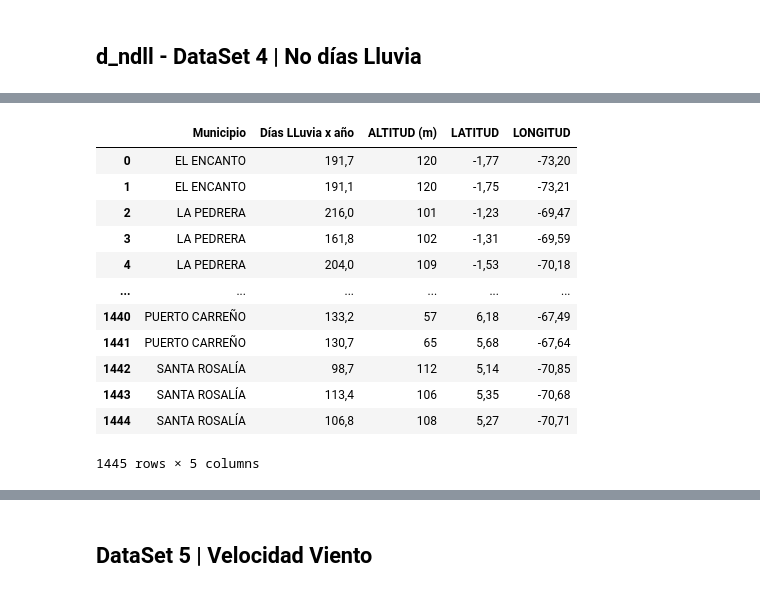
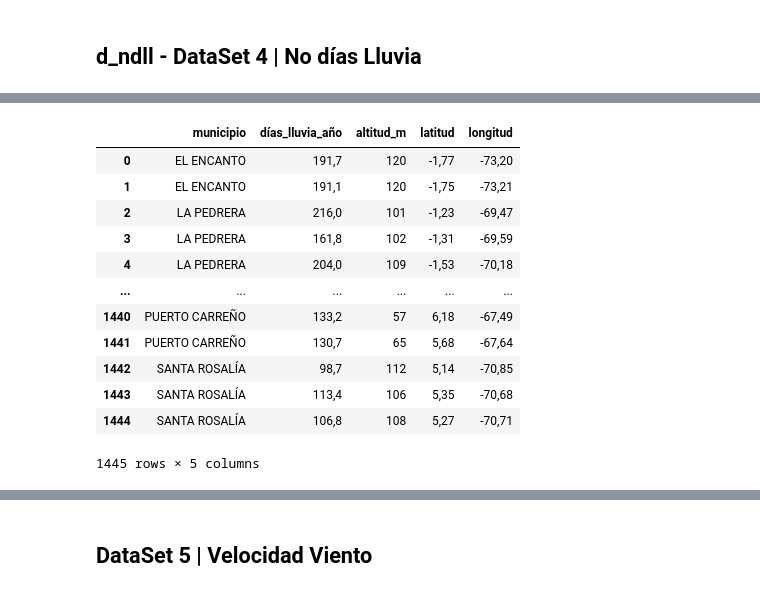
Before and after one commit to gluoneros/greenPredEnergy, a Jupyter notebook: ai.ipynb, the cells around one changed output, grey strips where cells are left out. Cells and saved outputs as stored; diff of their text form; code cells hidden in the pictures.

```diff
--- a/ai.ipynb
+++ b/ai.ipynb
@@ -196,7 +196,7 @@ d_epc
 ## d_ndll - DataSet 4 | No días Lluvia
 # %%
 d_ndll = pd.read_csv('https://raw.githubusercontent.com/gluoneros/talentoTech/refs/heads/main/noDiasLLuvia.csv')
-d_ndll = d_ndll.rename(columns={"MUNICIPIO": "Municipio"})
-d_ndll['Municipio'] = d_ndll['Municipio'].str.upper()
+d_ndll = d_ndll.rename(columns={"MUNICIPIO": "municipio"})
+d_ndll['municipio'] = d_ndll['municipio'].str.upper()
 d_ndll
 # %% [output]
@@ -215,11 +215,16 @@ d_ndll
 1445 rows × 24 columns
 # %%
 # d_ndll.describe()
-d_ndll_min = d_ndll[['Municipio', 'ANUAL', 'ALTITUD (m)', 'LATITUD', 'LONGITUD']]
-d_ndll_min = d_ndll_min.rename(columns={"ANUAL": "Días LLuvia x año"})
+d_ndll_min = d_ndll[['municipio', 'ANUAL', 'ALTITUD (m)', 'LATITUD', 'LONGITUD']]
+d_ndll_min = d_ndll_min.rename(columns={"ANUAL": "días_lluvia_año"})
+d_ndll_min = d_ndll_min.rename(columns={"ALTITUD (m)": "altitud_m"})
+d_ndll_min = d_ndll_min.rename(columns={"LATITUD": "latitud"})
+d_ndll_min = d_ndll_min.rename(columns={"LONGITUD": "longitud"})
+
+
 d_ndll_min
 # %% [output]
-|  | Municipio | Días LLuvia x año | ALTITUD (m) | LATITUD | LONGITUD |
+|  | municipio | días_lluvia_año | altitud_m | latitud | longitud |
 | 0 | EL ENCANTO | 191,7 | 120 | -1,77 | -73,20 |
 | 1 | EL ENCANTO | 191,1 | 120 | -1,75 | -73,21 |
 | 2 | LA PEDRERA | 216,0 | 101 | -1,23 | -69,47 |
```
Also changed, not shown: parts of 24 cells of this notebook.
